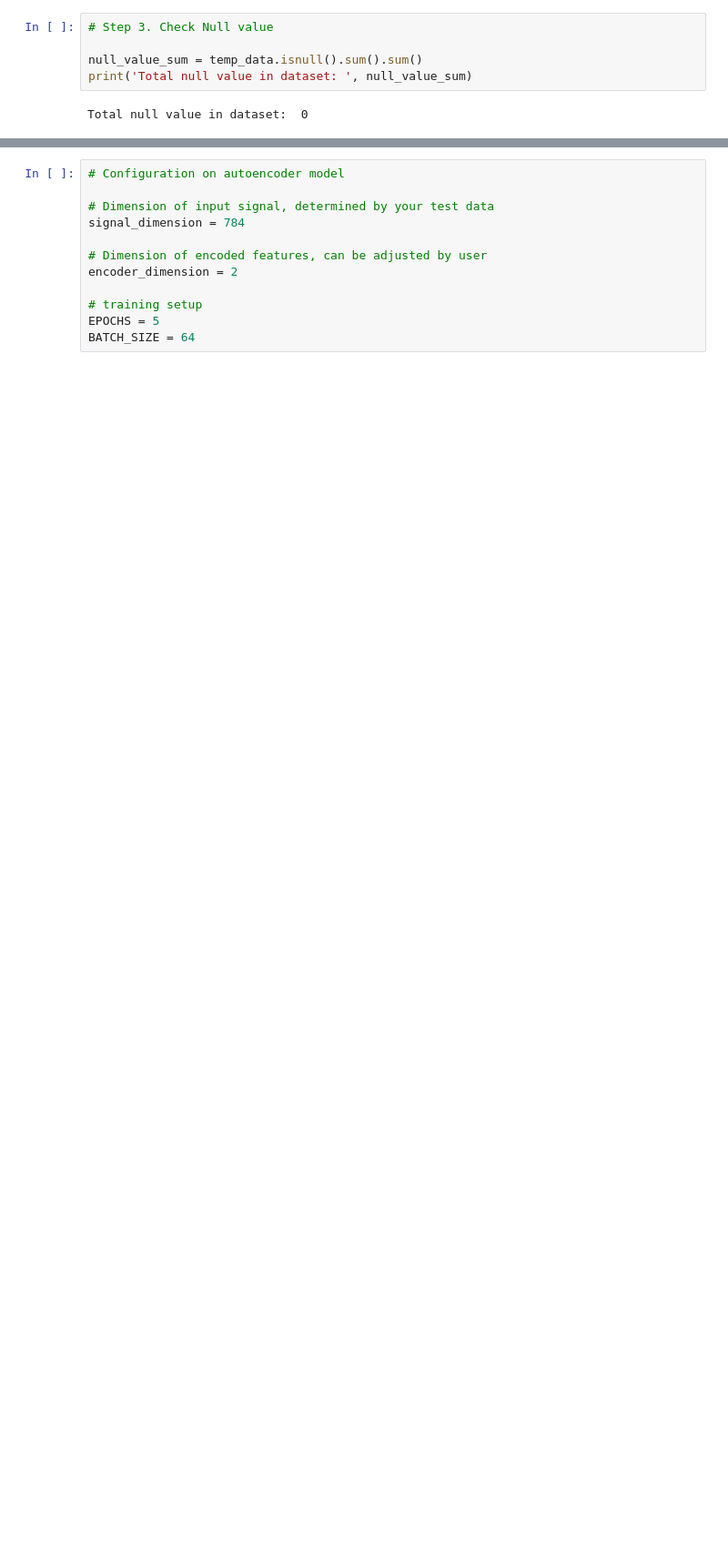
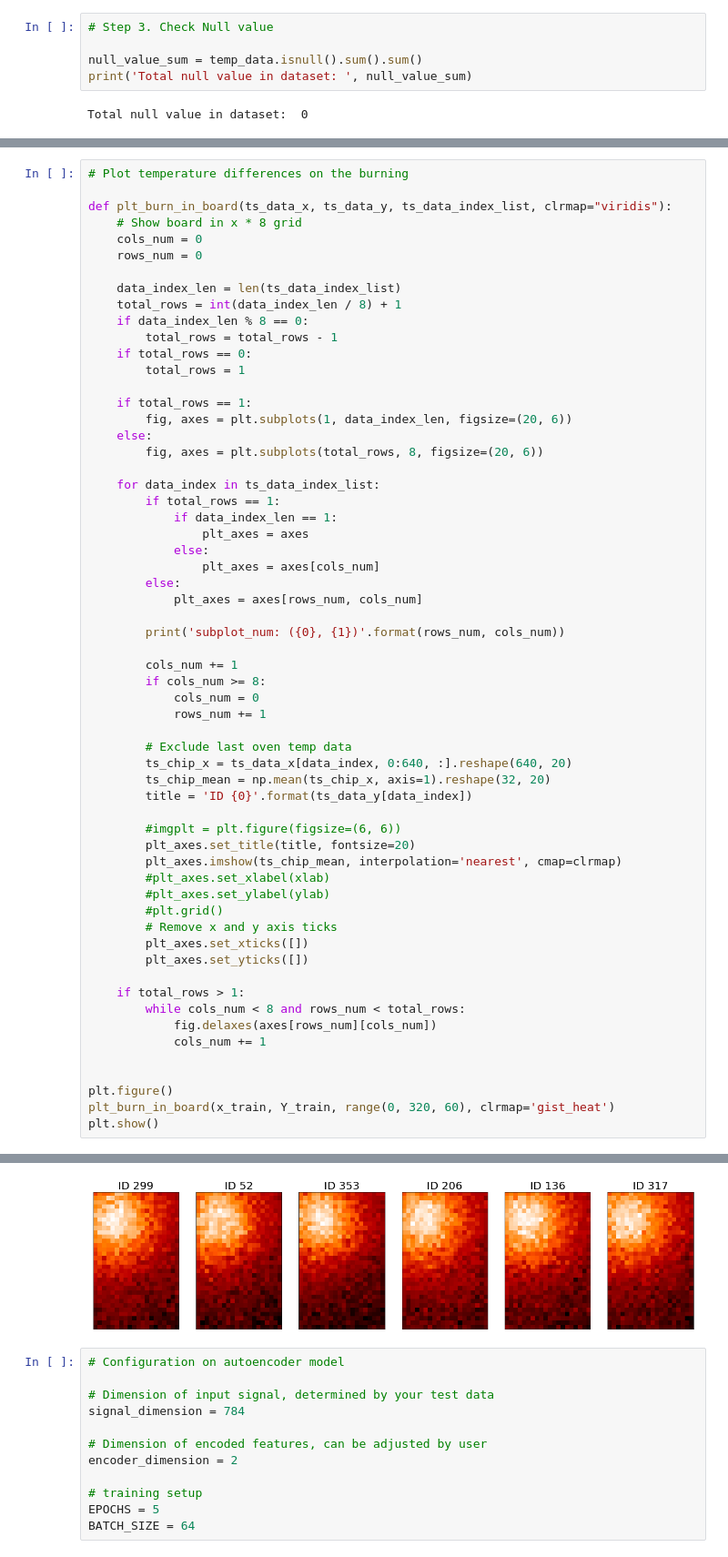
Before and after one commit to caoliang/ISSM-CA3, a Jupyter notebook: ISSM_CA3_GC.ipynb, the cells around one changed output, grey strips where cells are left out. Shown at 91% size. Drawn from its saved outputs; the diff is of its cells as text; blank space fills up the shorter version.

```diff
--- a/ISSM_CA3_GC.ipynb
+++ b/ISSM_CA3_GC.ipynb
@@ -173,0 +357,61 @@ find_series_peaks(data_train, 0, 2, 0.6, 2)
+# %%
+# Plot temperature differences on the burning
+
+def plt_burn_in_board(ts_data_x, ts_data_y, ts_data_index_list, clrmap="viridis"):
+    # Show board in x * 8 grid
+    cols_num = 0
+    rows_num = 0
+
+    data_index_len = len(ts_data_index_list)
+    total_rows = int(data_index_len / 8) + 1
+    if data_index_len % 8 == 0:
+        total_rows = total_rows - 1
+    if total_rows == 0:
+        total_rows = 1
+
+    if total_rows == 1:
+        fig, axes = plt.subplots(1, data_index_len, figsize=(20, 6))
+    else:
+        fig, axes = plt.subplots(total_rows, 8, figsize=(20, 6))
+
+    for data_index in ts_data_index_list:
+        if total_rows == 1:
+            if data_index_len == 1:
+                plt_axes = axes
+            else:
+                plt_axes = axes[cols_num]
+        else:
+            plt_axes = axes[rows_num, cols_num]
+
+        print('subplot_num: ({0}, {1})'.format(rows_num, cols_num))
+
+        cols_num += 1
+        if cols_num >= 8:
+            cols_num = 0
+            rows_num += 1
+
+        # Exclude last oven temp data
+        ts_chip_x = ts_data_x[data_index, 0:640, :].reshape(640, 20)
+        ts_chip_mean = np.mean(ts_chip_x, axis=1).reshape(32, 20)
+        title = 'ID {0}'.format(ts_data_y[data_index])
+
+        #imgplt = plt.figure(figsize=(6, 6))
+        plt_axes.set_title(title, fontsize=20)
+        plt_axes.imshow(ts_chip_mean, interpolation='nearest', cmap=clrmap)
+        #plt_axes.set_xlabel(xlab)
+        #plt_axes.set_ylabel(ylab)
+        #plt.grid()
+        # Remove x and y axis ticks
+        plt_axes.set_xticks([])
+        plt_axes.set_yticks([])
+
+    if total_rows > 1:
+        while cols_num < 8 and rows_num < total_rows:
+            fig.delaxes(axes[rows_num][cols_num])
+            cols_num += 1
+
+
+plt.figure()
+plt_burn_in_board(x_train, Y_train, range(0, 320, 60), clrmap='gist_heat')
+plt.show()
+# %% [output]
@@ -174,3 +425,4 @@ find_series_peaks(data_train, 0, 2, 0.6, 2)
+[figure, added]
 # %%
 # Configuration on autoencoder model
 
```
Also changed, not shown: parts of 8 cells of this notebook, 1 other file.
